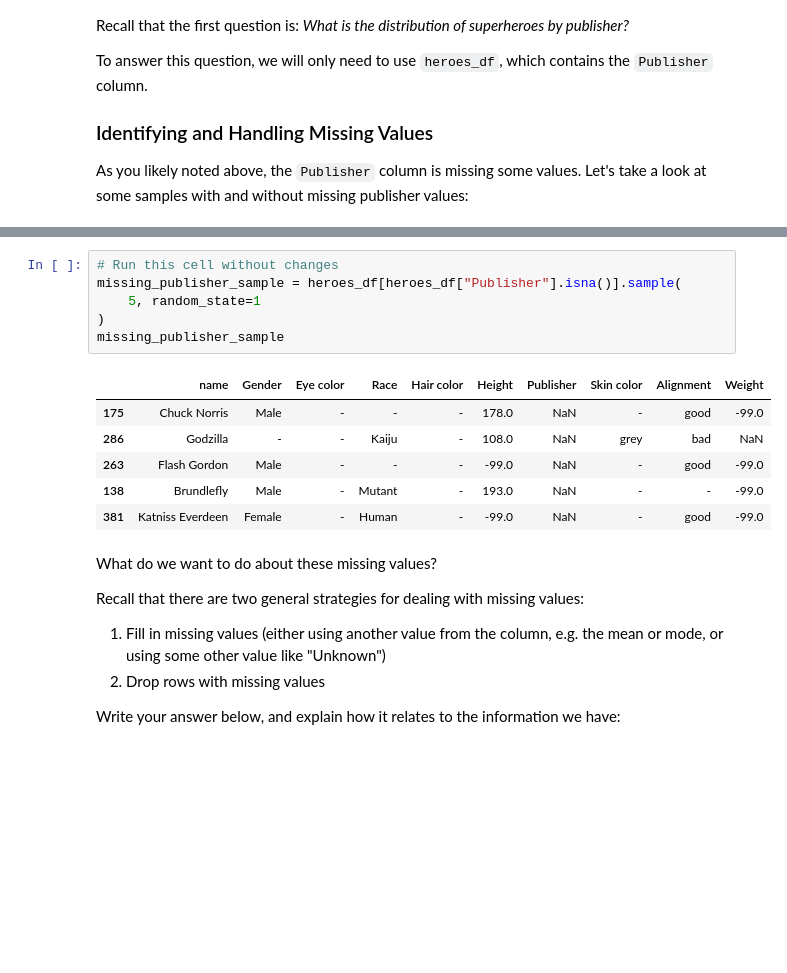
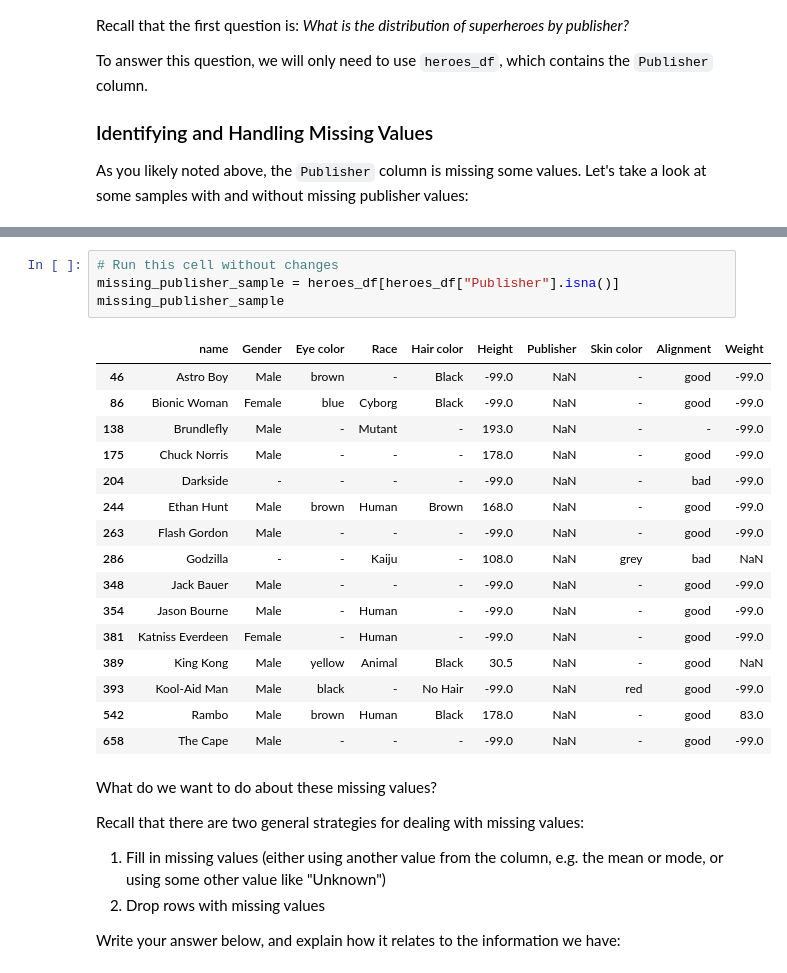
Before and after one commit to wanjikuciku/dsc-pandas-data-cleaning-lab, a Jupyter notebook: index.ipynb, the cells around one changed output, grey strips where cells are left out. Cells and saved outputs as stored; diff of their text form; blank space fills up the shorter version.

```diff
--- a/index.ipynb
+++ b/index.ipynb
@@ -257,16 +264,24 @@ has_publisher_sample
 # %%
 # Run this cell without changes
-missing_publisher_sample = heroes_df[heroes_df["Publisher"].isna()].sample(
-    5, random_state=1
-)
+missing_publisher_sample = heroes_df[heroes_df["Publisher"].isna()]
 missing_publisher_sample
 # %% [output]
 |  | name | Gender | Eye color | Race | Hair color | Height | Publisher | Skin color | Alignment | Weight |
+| 46 | Astro Boy | Male | brown | - | Black | -99.0 | NaN | - | good | -99.0 |
+| 86 | Bionic Woman | Female | blue | Cyborg | Black | -99.0 | NaN | - | good | -99.0 |
+| 138 | Brundlefly | Male | - | Mutant | - | 193.0 | NaN | - | - | -99.0 |
 | 175 | Chuck Norris | Male | - | - | - | 178.0 | NaN | - | good | -99.0 |
+| 204 | Darkside | - | - | - | - | -99.0 | NaN | - | bad | -99.0 |
+| 244 | Ethan Hunt | Male | brown | Human | Brown | 168.0 | NaN | - | good | -99.0 |
+| 263 | Flash Gordon | Male | - | - | - | -99.0 | NaN | - | good | -99.0 |
 | 286 | Godzilla | - | - | Kaiju | - | 108.0 | NaN | grey | bad | NaN |
-| 263 | Flash Gordon | Male | - | - | - | -99.0 | NaN | - | good | -99.0 |
-| 138 | Brundlefly | Male | - | Mutant | - | 193.0 | NaN | - | - | -99.0 |
+| 348 | Jack Bauer | Male | - | - | - | -99.0 | NaN | - | good | -99.0 |
+| 354 | Jason Bourne | Male | - | Human | - | -99.0 | NaN | - | good | -99.0 |
 | 381 | Katniss Everdeen | Female | - | Human | - | -99.0 | NaN | - | good | -99.0 |
+| 389 | King Kong | Male | yellow | Animal | Black | 30.5 | NaN | - | good | NaN |
+| 393 | Kool-Aid Man | Male | black | - | No Hair | -99.0 | NaN | red | good | -99.0 |
+| 542 | Rambo | Male | brown | Human | Black | 178.0 | NaN | - | good | 83.0 |
+| 658 | The Cape | Male | - | - | - | -99.0 | NaN | - | good | -99.0 |
 # %% [markdown]
 What do we want to do about these missing values?
 
```
Also changed, not shown: parts of 20 cells of this notebook.
